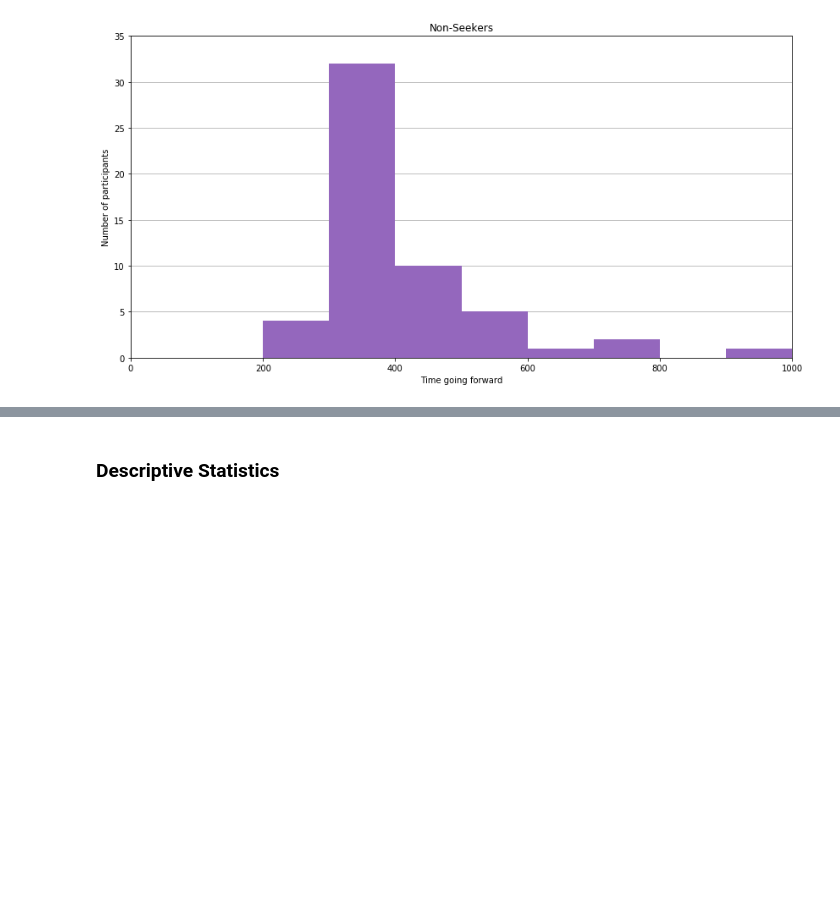
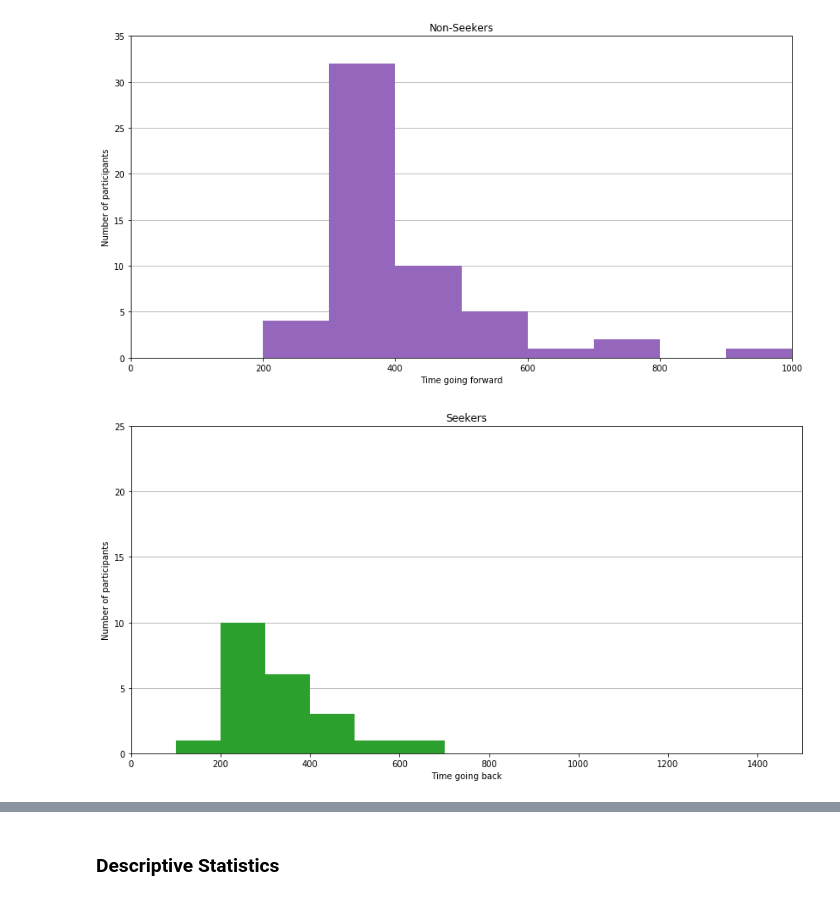
Before and after one commit to latedude2/P5-data-analysis, a Jupyter notebook: P5_result_analysis.ipynb, the cells around one changed output, grey strips where cells are left out. Saved outputs shown, nothing was run; the diff lists cells and outputs as text; code cells hidden in the pictures; blank space fills up the shorter version.

```diff
--- a/P5_result_analysis.ipynb
+++ b/P5_result_analysis.ipynb
@@ -549,3 +550,16 @@ ax.yaxis.grid(True)
 ax.set_axisbelow(True)
 # %% [output]
 [figure]
+# %%
+fig = plt.figure(figsize=(14,7))
+plt.hist(seeker['time going back'], bins = 15, range = (0,1500), color='tab:green')
+plt.ylim(0, 25)
+plt.xlim(0, 1500)
+plt.title("Seekers")
+plt.xlabel("Time going back")
+plt.ylabel("Number of participants")
+ax = fig.gca()
+ax.yaxis.grid(True)
+ax.set_axisbelow(True)
+# %% [output]
+[figure, added]
```
Also changed, not shown: parts of 13 cells of this notebook.
